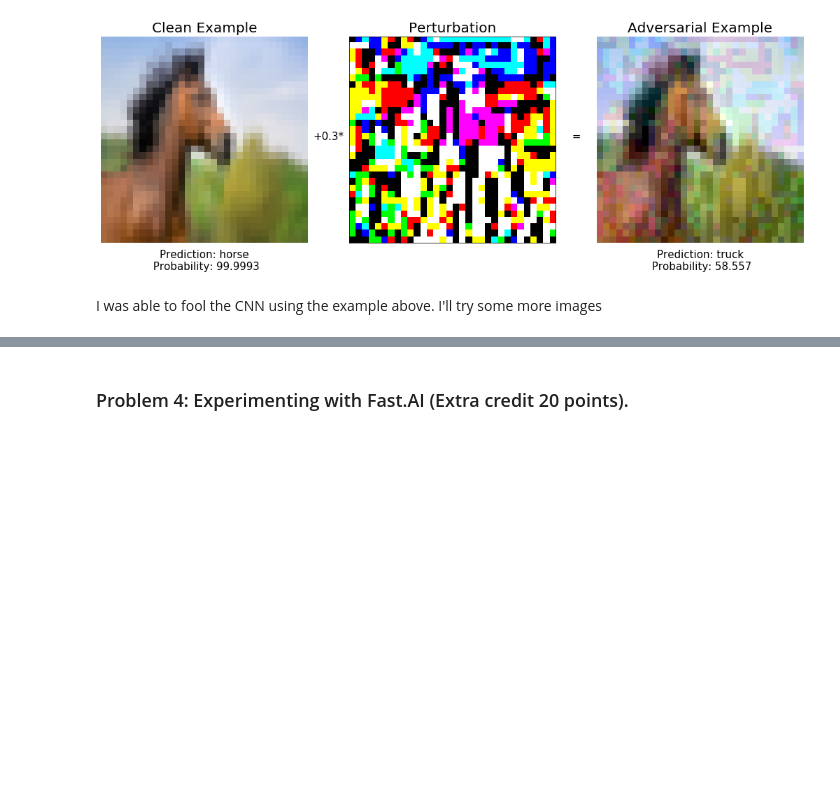
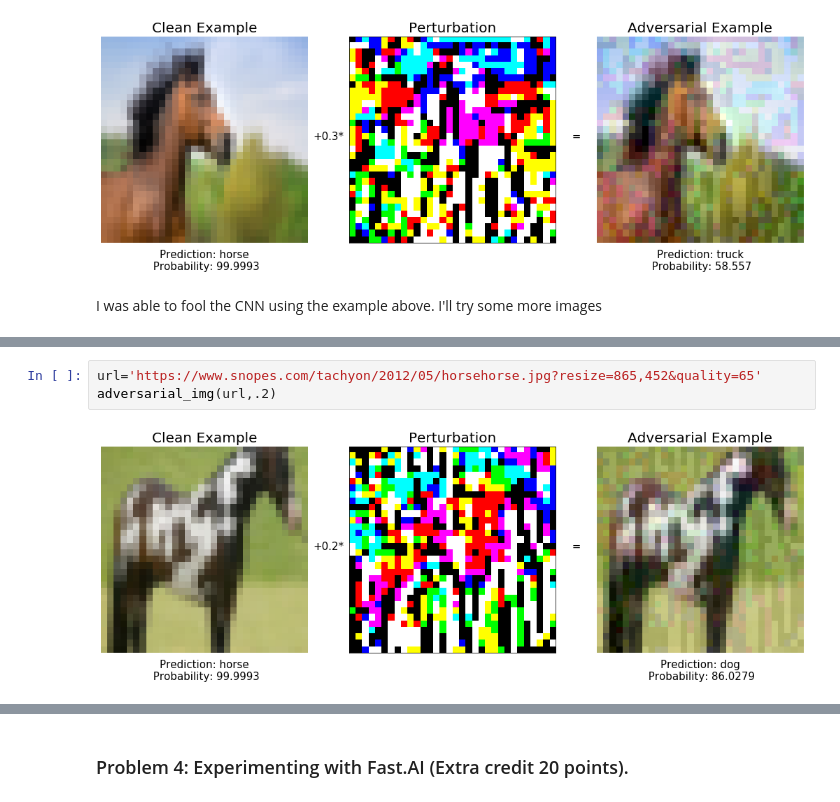
Before and after one commit to JavierPalomares90/scalable_ml_hw2, a Jupyter notebook: javier_palomares_hw2.ipynb, the cells around one changed output, grey strips where cells are left out. Saved outputs shown, nothing was run; the diff lists cells and outputs as text; blank space fills up the shorter version.

```diff
--- a/javier_palomares_hw2.ipynb
+++ b/javier_palomares_hw2.ipynb
@@ -1339,0 +1356,5 @@ adversarial_img(url,.3)
+# %%
+url='https://www.snopes.com/tachyon/2012/05/horsehorse.jpg?resize=865,452&quality=65'
+adversarial_img(url,.2)
+# %% [output]
+[figure, added]
```
Also changed, not shown: parts of 11 cells of this notebook.
